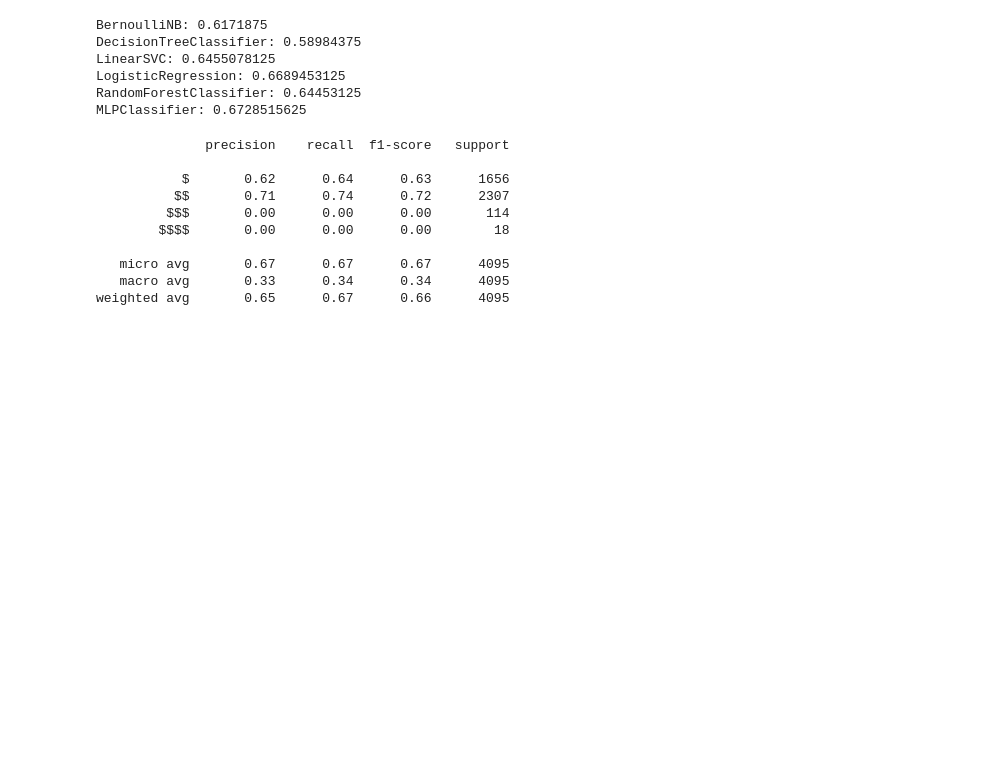
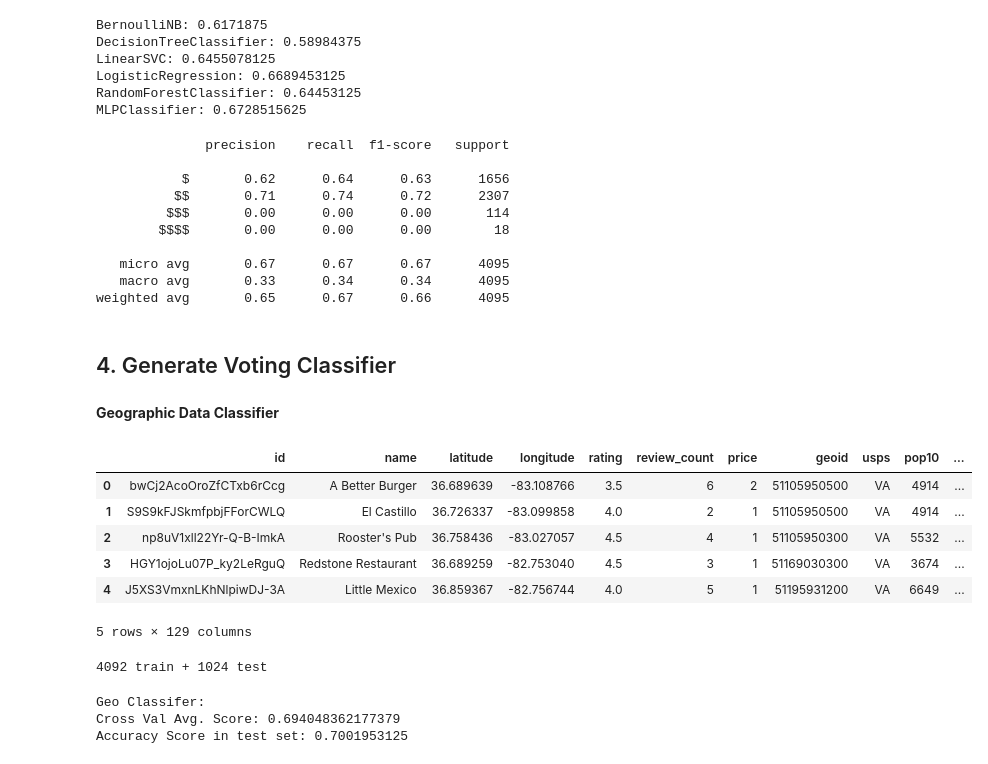
Before and after one commit to Enihsuns/Restaurant-Price-in-Virginia, a Jupyter notebook: main.ipynb, the cells around one changed output. Saved outputs shown, nothing was run; the diff lists cells and outputs as text; code cells hidden in the pictures; blank space fills up the shorter version.

```diff
--- a/main.ipynb
+++ b/main.ipynb
@@ -255,3 +253,54 @@ print(classification_report(y_train, lr.predict(X_train), target_names=target_na
    micro avg       0.67      0.67      0.67      4095
    macro avg       0.33      0.34      0.34      4095
 weighted avg       0.65      0.67      0.66      4095
+# %% [markdown]
+## 4. Generate Voting Classifier
+# %% [markdown]
+**Geographic Data Classifier**
+# %%
+# Load geographic data
+with open('./Dataset/geo_biz_data', 'rb') as infile:
+    _, geo_biz_data = pickle.load(infile)
+# %%
+geo_biz_data.head()
+# %% [output]
+|  | id | name | latitude | longitude | rating | review_count | price | geoid | usps | pop10 | ... |
+| 0 | bwCj2AcoOroZfCTxb6rCcg | A Better Burger | 36.689639 | -83.108766 | 3.5 | 6 | 2 | 51105950500 | VA | 4914 | ... |
+| 1 | S9S9kFJSkmfpbjFForCWLQ | El Castillo | 36.726337 | -83.099858 | 4.0 | 2 | 1 | 51105950500 | VA | 4914 | ... |
+| 2 | np8uV1xll22Yr-Q-B-ImkA | Rooster's Pub | 36.758436 | -83.027057 | 4.5 | 4 | 1 | 51105950300 | VA | 5532 | ... |
+| 3 | HGY1ojoLu07P_ky2LeRguQ | Redstone Restaurant | 36.689259 | -82.753040 | 4.5 | 3 | 1 | 51169030300 | VA | 3674 | ... |
+| 4 | J5XS3VmxnLKhNlpiwDJ-3A | Little Mexico | 36.859367 | -82.756744 | 4.0 | 5 | 1 | 51195931200 | VA | 6649 | ... |
+5 rows × 129 columns
+# %%
+geo_X = geo_biz_data.drop(columns=['id', 'name', 'usps', 'geoid', 'price', 'latitude', 'longitude']).values
+geo_y = geo_biz_data['price'].values
+
+# Devide train/test data set
+geo_X_train, geo_X_test, geo_y_train, geo_y_test = train_test_split(geo_X, geo_y, test_size=0.2, random_state=42)
+print('{0} train + {1} test'.format(len(geo_X_train), len(geo_X_test)))
+
+# Feature scaling
+scaler = StandardScaler()
+scaler.fit(geo_X_train)
+geo_X_train = scaler.transform(geo_X_train)
+geo_X_test = scaler.transform(geo_X_test)
+# %% [output]
+4092 train + 1024 test
+# %%
+# Geo classifier
+geo_clf = SVC(kernel="linear", C=0.01, decision_function_shape='ovo')
+
+cross_scores = cross_val_score(geo_clf, geo_X_train, geo_y_train, cv=5)
+
+geo_clf.fit(geo_X_train, geo_y_train)
+geo_y_pred = geo_clf.predict(geo_X_test)
+
+score = geo_clf.score(geo_X_test, geo_y_test)
+
+print("Geo Classifer:")
+print('Cross Val Avg. Score:',np.mean(cross_scores))
+print("Accuracy Score in test set: {0}".format(score))
+# %% [output]
+Geo Classifer:
+Cross Val Avg. Score: 0.694048362177379
+Accuracy Score in test set: 0.7001953125
```
Also changed, not shown: parts of 5 cells of this notebook.
